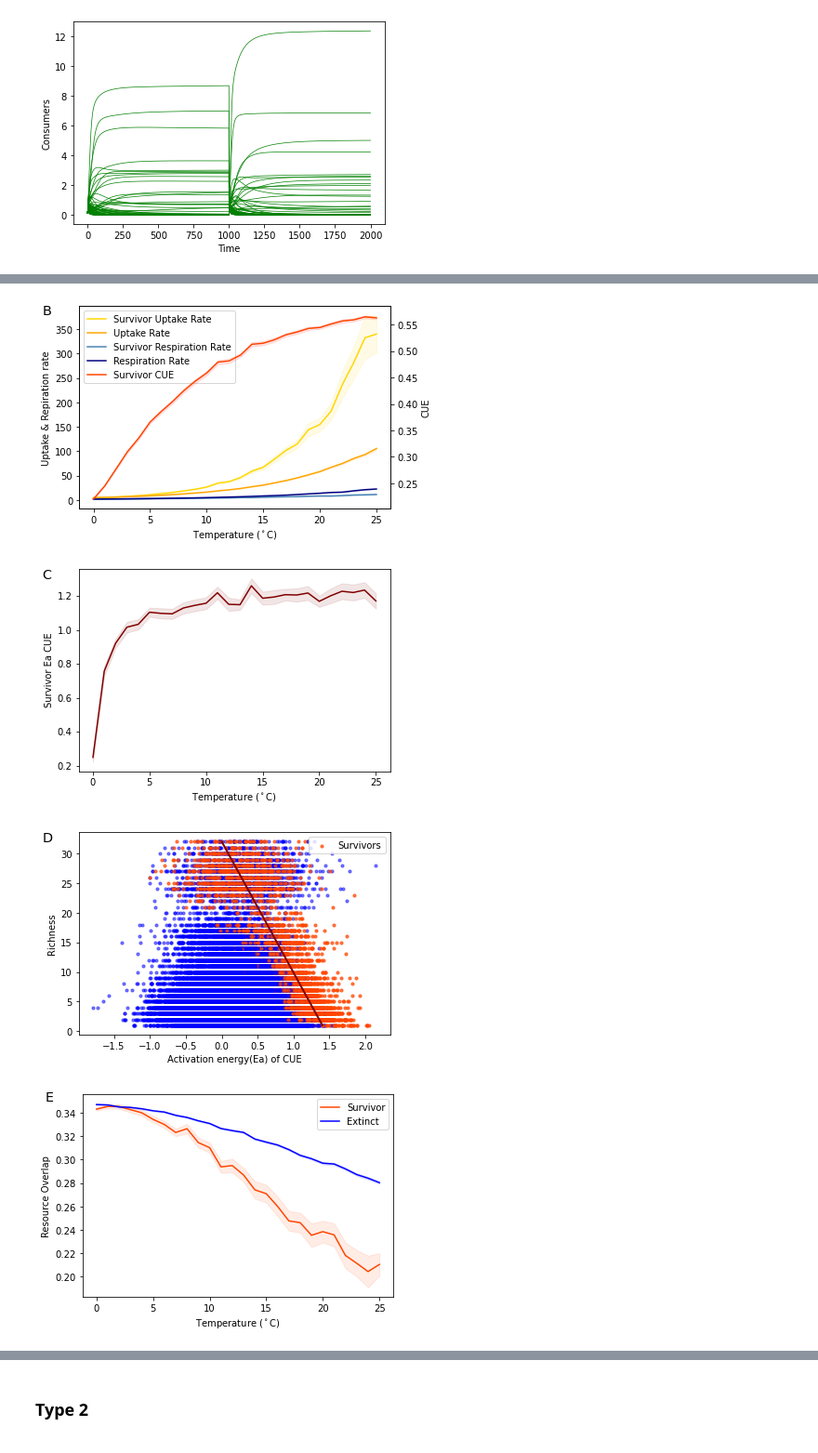
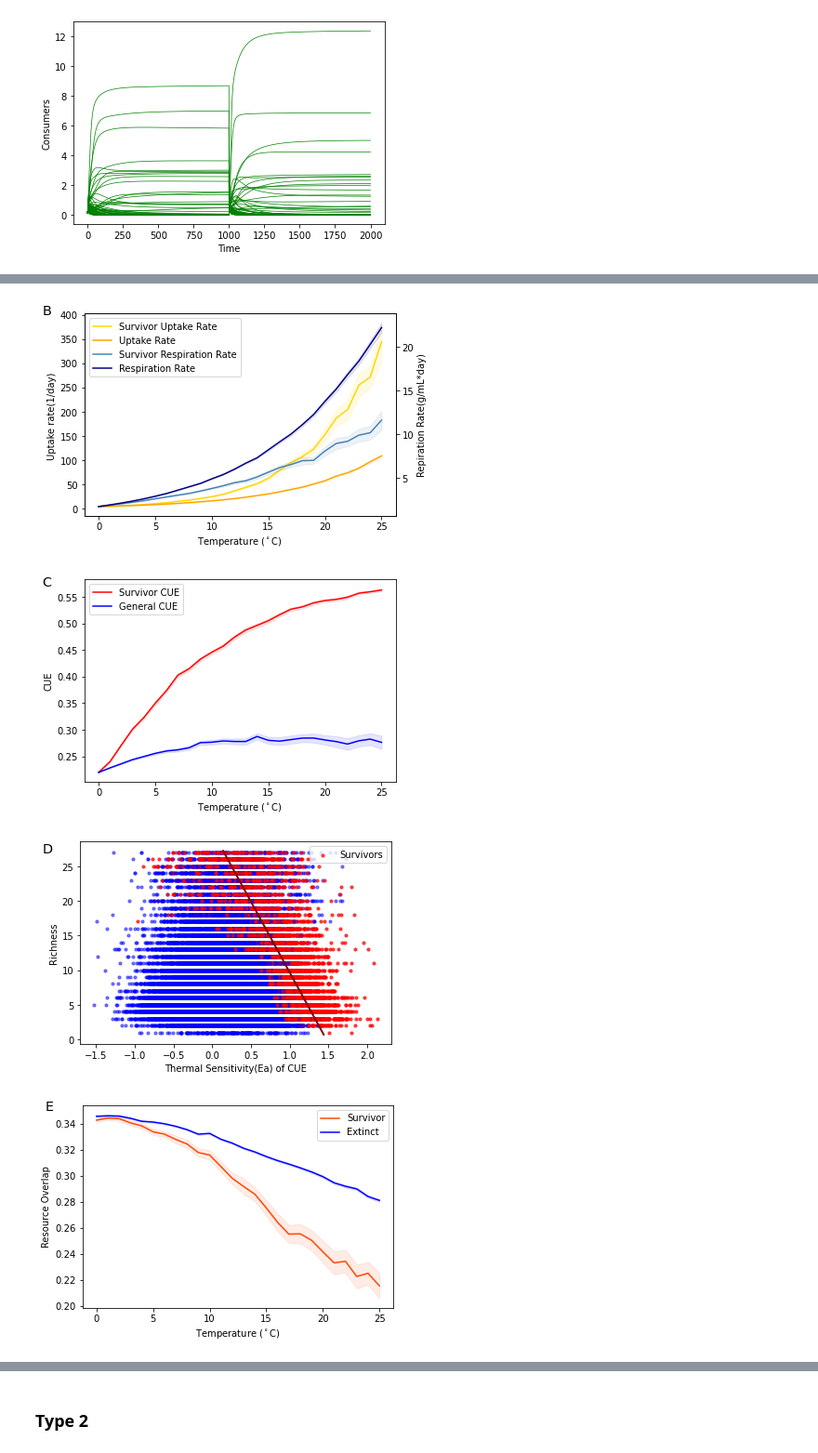
Before and after one commit to DaniDuan/CMEEProject, a Jupyter notebook: code/temp_microbial_CUE.ipynb, the cells around one changed output, grey strips where cells are left out. Shown at 93% size. Saved outputs shown, nothing was run; the diff lists cells and outputs as text; code cells hidden in the pictures.

```diff
--- a/code/temp_microbial_CUE.ipynb
+++ b/code/temp_microbial_CUE.ipynb
@@ -2812,11 +2783,6 @@ sU_mean = np.array([np.mean(sU[i]) for i in range(T_c)])
 sU_ci = np.array([1.96 * np.std(sU[i])/(len(sU[i])**0.5) for i in range(T_c)])
 sR_mean = np.array([np.mean(sR[i]) for i in range(T_c)])
 sR_ci = np.array([1.96 * np.std(sR[i])/(len(sR[i])**0.5) for i in range(T_c)])
-
-U_mean = np.mean(all_U, axis = 1)
-U_ci = 1.96 * np.std(all_U,axis = 1)/(ass**0.5)
-R_mean = np.mean(all_R, axis = 1)
-R_ci = 1.96 * np.std(all_R,axis = 1)/(ass**0.5)
 
 rich_sur = [[np.repeat(rich[i][j], rich[i][j]) for j in range(ass)] for i in range(T_c)]
 rich_ext = [[np.repeat(rich[i][j], N - rich[i][j]) for j in range(ass)] for i in range(T_c)]
@@ -2871,37 +2837,38 @@ plt.plot(T_plot, rich_mean)
 plt.fill_between(T_plot, rich_mean - rich_ci, rich_mean + rich_ci, color = 'b', alpha=.1)
 plt.xlabel('Temperature ($^\circ$C)')
 plt.ylabel('Richness')
-plt.text(-4.5,27,'A',fontsize= 'x-large')
+plt.text(-4,23,'A',fontsize= 'x-large')
 plt. show()
 
 fig, ax1 = plt.subplots()
 ax2 = ax1.twinx()
 ln1 = ax1.plot(T_plot, sU_mean,'gold', label = "Survivor Uptake Rate")
 ax1.fill_between(T_plot, sU_mean - sU_ci, sU_mean + sU_ci, color='gold', alpha=.1)
-ln2 = ax1.plot(T_plot, U_mean,'orange', label = "Uptake Rate")
-ax1.fill_between(T_plot, U_mean - U_ci, U_mean + U_ci, color='orange', alpha=.1)
+ln2 = ax1.plot(T_plot, all_U,'orange', label = "Uptake Rate")
+ax1.fill_between(T_plot, all_U - all_U_ci, all_U + all_U_ci, color='orange', alpha=.1)
 
-ln3 = ax1.plot(T_plot, sR_mean, 'steelblue', label = "Survivor Respiration Rate")
-ax1.fill_between(T_plot, sR_mean - sR_ci, sR_mean + sR_ci, color='steelblue', alpha=.1)
-ln4 = ax1.plot(T_plot, R_mean, 'navy', label = "Respiration Rate")
-ax1.fill_between(T_plot, R_mean - R_ci, R_mean + R_ci, color='navy', alpha=.1)
+ln3 = ax2.plot(T_plot, sR_mean, 'steelblue', label = "Survivor Respiration Rate")
+ax2.fill_between(T_plot, sR_mean - sR_ci, sR_mean + sR_ci, color='steelblue', alpha=.1)
+ln4 = ax2.plot(T_plot, all_R, 'navy', label = "Respiration Rate")
+ax2.fill_between(T_plot, all_R - all_R_ci, all_R + all_R_ci, color='navy', alpha=.1)
 
-ln5 = ax2.plot(T_plot, CUE_mean, 'orangered', label = "Survivor CUE")
-ax2.fill_between(T_plot, CUE_mean - CUE_ci, CUE_mean + CUE_ci, color='r', alpha=.1)
 ax1.set_xlabel('Temperature ($^\circ$C)')
-ax1.set_ylabel('Uptake & Repiration rate')
-ax2.set_ylabel('CUE')
+ax1.set_ylabel('Uptake rate(1/day) ')
+ax2.set_ylabel('Repiration Rate(g/mL*day)')
 
-lns = ln1+ln2+ln3+ln4+ln5
+lns = ln1+ln2+ln3+ln4
 ax1.legend(lns, [i.get_label() for i in lns], loc = 2)
-ax1.text(-4.5,380,'B',fontsize= 'x-large')
+ax1.text(-5,400,'B',fontsize= 'x-large')
 plt. show()
 
-plt.plot(T_plot, Ea_mean, color = 'maroon')
-plt.fill_between(T_plot, Ea_mean - Ea_ci, Ea_mean + Ea_ci, color='maroon', alpha=.1)
+plt.plot(T_plot, CUE_mean, 'r', label = "Survivor CUE")
+plt.fill_between(T_plot, CUE_mean - CUE_ci, CUE_mean + CUE_ci, color='r', alpha=.1)
+plt.plot(T_plot, all_CUE, 'b', label = "General CUE")
+plt.fill_between(T_plot, all_CUE - all_CUE_ci, all_CUE + all_CUE_ci, color='b', alpha=.1)
 plt.xlabel('Temperature ($^\circ$C)')
-plt.ylabel('Survivor Ea CUE')
-plt.text(-4.5,1.3,'C',fontsize= 'x-large')
+plt.ylabel('CUE')
+plt.legend()
+plt.text(-5,0.57,'C',fontsize= 'x-large')
 plt. show()
 
 
@@ -2909,18 +2876,18 @@ n = 0
 for i in range(T_c):
     plt.scatter(ext_Ea[i], np.concatenate(rich_ext[i]), color = 'b', alpha = 0.5, s = 10)
     if n == 0:
-        plt.scatter(sur_Ea[i], np.concatenate(rich_sur[i]), color = 'orangered', alpha = 0.7, s = 10, label = 'Survivors')
+        plt.scatter(sur_Ea[i], np.concatenate(rich_sur[i]), color = 'r', alpha = 0.7, s = 10, label = 'Survivors')
         n = 1
     else:
-        plt.scatter(sur_Ea[i], np.concatenate(rich_sur[i]), color = 'orangered', alpha = 0.7, s = 10)
+        plt.scatter(sur_Ea[i], np.concatenate(rich_sur[i]), color = 'r', alpha = 0.7, s = 10)
 
-m, b = np.polyfit(meanEa, rich_v, 1)
-x = np.arange(0, 1.5, 0.1)
+m, b = np.polyfit(np.delete(meanEa,np.where(np.isnan(meanEa))), np.delete(rich_v,np.where(np.isnan(meanEa))), 1)
+x = np.arange(0.14, 1.45, 0.01)
 plt.plot(x, m*x + b, color = 'maroon',linewidth=2)
-plt.xlabel('Activation energy(Ea) of CUE')
+plt.xlabel('Thermal Sensitivity(Ea) of CUE')
 plt.ylabel('Richness')
 plt.legend(loc = 1)
-plt.text(-2.5,32,'D',fontsize= 'x-large')
+plt.text(-2.2,27,'D',fontsize= 'x-large')
 plt.show()
 
 
@@ -2941,7 +2908,7 @@ plt.fill_between(T_plot, crossf_ext_mean - crossf_ext_ci, crossf_ext_mean + cros
 plt.xlabel('Temperature ($^\circ$C)')
 plt.ylabel('Cross-Feeding')
 plt.legend()
-plt.text(-4.5,0.32,'F',fontsize= 'x-large')
+plt.text(-4.5,0.31,'F',fontsize= 'x-large')
 
 plt.show()
 # %% [output]
@@ -2949,4 +2916,4 @@ plt.show()
-[figure, old version]
+[figure, new version]
-[figure, old version]
+[figure, new version]
-[figure, old version]
+[figure, new version]
-[figure, old version]
+[figure, new version]
```
Also changed, not shown: parts of 10 cells of this notebook, 12 other files.
